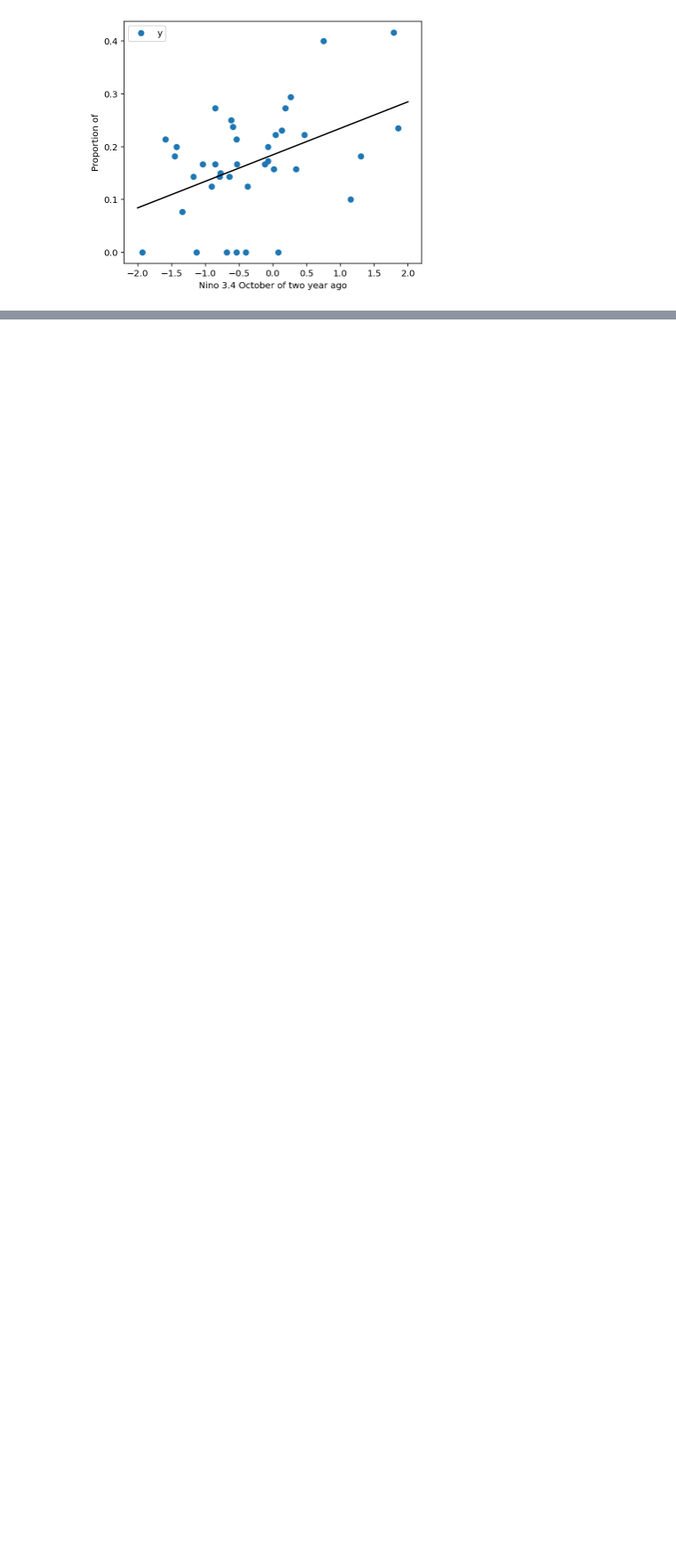
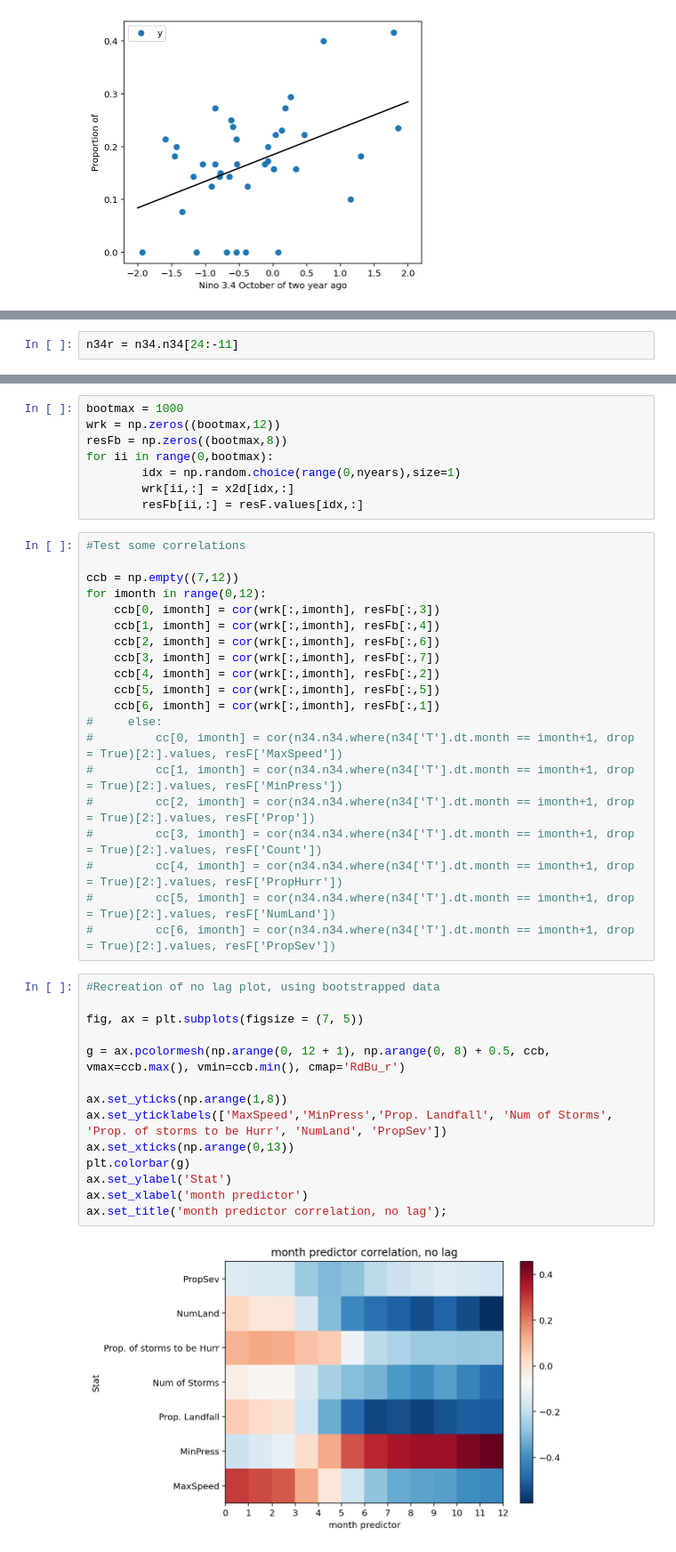
Before and after one commit to mdonahue263/apma4990-mad2311, a Jupyter notebook: workingWithData.ipynb, the cells around one changed output, grey strips where cells are left out. Shown at 89% size. Drawn from its saved outputs; the diff is of its cells as text; blank space fills up the shorter version.

Commit message:
tried some bootstrap

```diff
--- a/workingWithData.ipynb
+++ b/workingWithData.ipynb
@@ -510,0 +549,2 @@ np.mean((ynorm-yhatnorm)**2)
+# %%
+n34r = n34.n34[24:-11]
@@ -510,0 +555,44 @@ np.mean((ynorm-yhatnorm)**2)
+# %%
+bootmax = 1000
+wrk = np.zeros((bootmax,12))
+resFb = np.zeros((bootmax,8))
+for ii in range(0,bootmax):
+        idx = np.random.choice(range(0,nyears),size=1)
+        wrk[ii,:] = x2d[idx,:]
+        resFb[ii,:] = resF.values[idx,:]
+# %%
+#Test some correlations
+
+ccb = np.empty((7,12))
+for imonth in range(0,12):
+    ccb[0, imonth] = cor(wrk[:,imonth], resFb[:,3])
+    ccb[1, imonth] = cor(wrk[:,imonth], resFb[:,4])
+    ccb[2, imonth] = cor(wrk[:,imonth], resFb[:,6])
+    ccb[3, imonth] = cor(wrk[:,imonth], resFb[:,7])
+    ccb[4, imonth] = cor(wrk[:,imonth], resFb[:,2])
+    ccb[5, imonth] = cor(wrk[:,imonth], resFb[:,5])
+    ccb[6, imonth] = cor(wrk[:,imonth], resFb[:,1])
+#     else:
+#         cc[0, imonth] = cor(n34.n34.where(n34['T'].dt.month == imonth+1, drop = True)[2:].values, resF['MaxSpeed'])
+#         cc[1, imonth] = cor(n34.n34.where(n34['T'].dt.month == imonth+1, drop = True)[2:].values, resF['MinPress'])
+#         cc[2, imonth] = cor(n34.n34.where(n34['T'].dt.month == imonth+1, drop = True)[2:].values, resF['Prop'])
+#         cc[3, imonth] = cor(n34.n34.where(n34['T'].dt.month == imonth+1, drop = True)[2:].values, resF['Count'])
+#         cc[4, imonth] = cor(n34.n34.where(n34['T'].dt.month == imonth+1, drop = True)[2:].values, resF['PropHurr'])
+#         cc[5, imonth] = cor(n34.n34.where(n34['T'].dt.month == imonth+1, drop = True)[2:].values, resF['NumLand'])
+#         cc[6, imonth] = cor(n34.n34.where(n34['T'].dt.month == imonth+1, drop = True)[2:].values, resF['PropSev'])
+# %%
+#Recreation of no lag plot, using bootstrapped data
+
+fig, ax = plt.subplots(figsize = (7, 5))
+
+g = ax.pcolormesh(np.arange(0, 12 + 1), np.arange(0, 8) + 0.5, ccb, vmax=ccb.max(), vmin=ccb.min(), cmap='RdBu_r')
+
+ax.set_yticks(np.arange(1,8))
+ax.set_yticklabels(['MaxSpeed','MinPress','Prop. Landfall', 'Num of Storms', 'Prop. of storms to be Hurr', 'NumLand', 'PropSev'])
+ax.set_xticks(np.arange(0,13))
+plt.colorbar(g)
+ax.set_ylabel('Stat')
+ax.set_xlabel('month predictor')
+ax.set_title('month predictor correlation, no lag');
+# %% [output]
+[figure, added]
```
Also changed, not shown: parts of 46 cells of this notebook.
